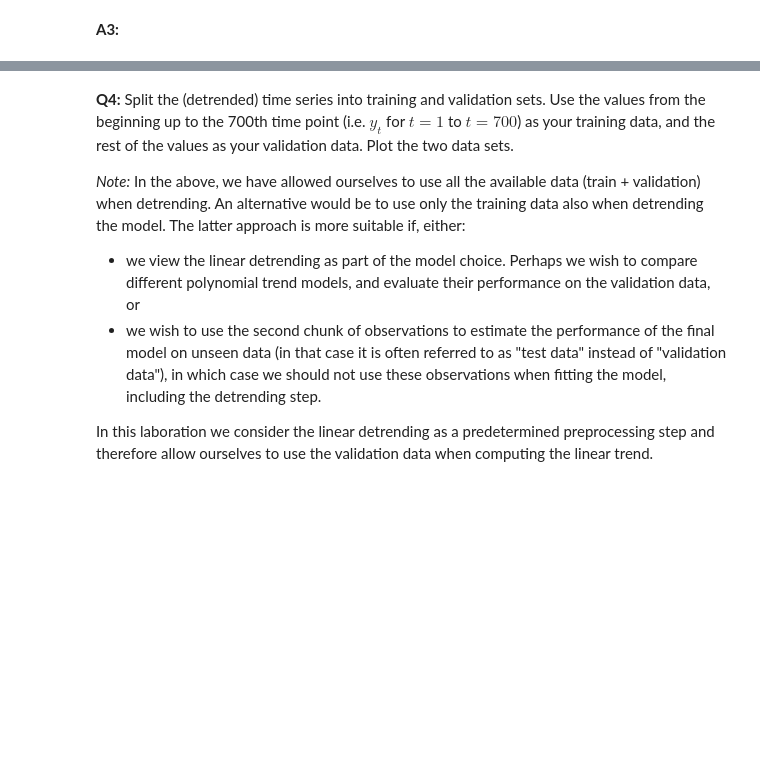
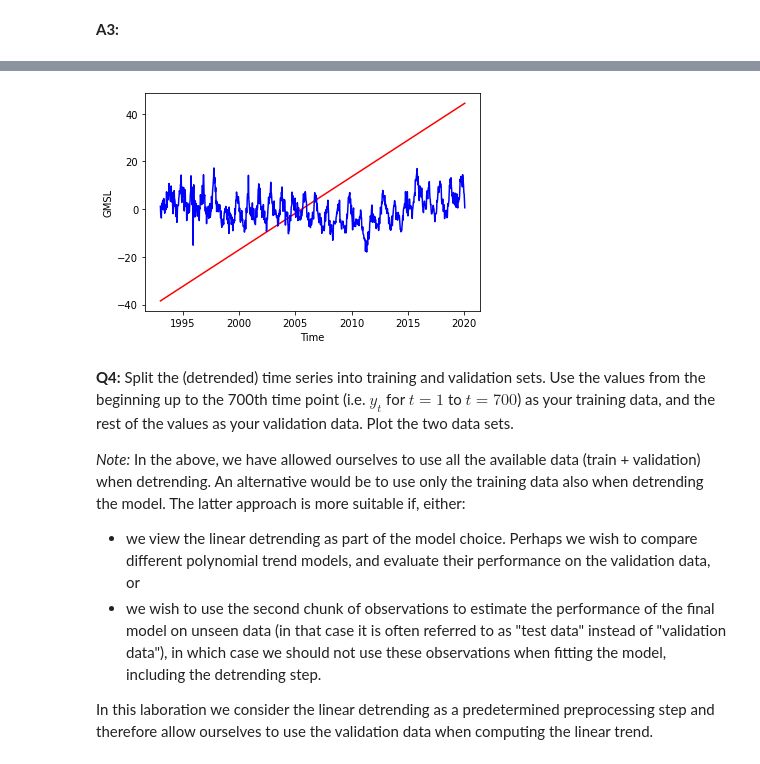
Before and after one commit to amannayak/Time-Series-and-Sequence-Analysis, a Jupyter notebook: Task1/tssl_lab1.ipynb, the cells around one changed output, grey strips where cells are left out. Drawn from its saved outputs; the diff is of its cells as text; code cells hidden in the pictures; blank space fills up the shorter version.

```diff
--- a/Task1/tssl_lab1.ipynb
+++ b/Task1/tssl_lab1.ipynb
@@ -63,3 +80,13 @@ _Note:_ The GMSL data is recorded at regular time intervals, so that $u_{t+1} -
+# %%
+deviation = y - Y_Pred
+
+plt.plot(x, Y_Pred, color='red')
+plt.plot(x, deviation, color='blue')
+plt.xlabel("Time")
+plt.ylabel("GMSL")
+plt.show()
+# %% [output]
+[figure, added]
 # %% [markdown]
 **Q4:** Split the (detrended) time series into training and validation sets. Use the values from the beginning up to the 700th time point (i.e. $y_t$ for $t=1$ to $t=700$) as your training data, and the rest of the values as your validation data. Plot the two data sets.
 
```
Also changed, not shown: parts of 2 cells of this notebook.
